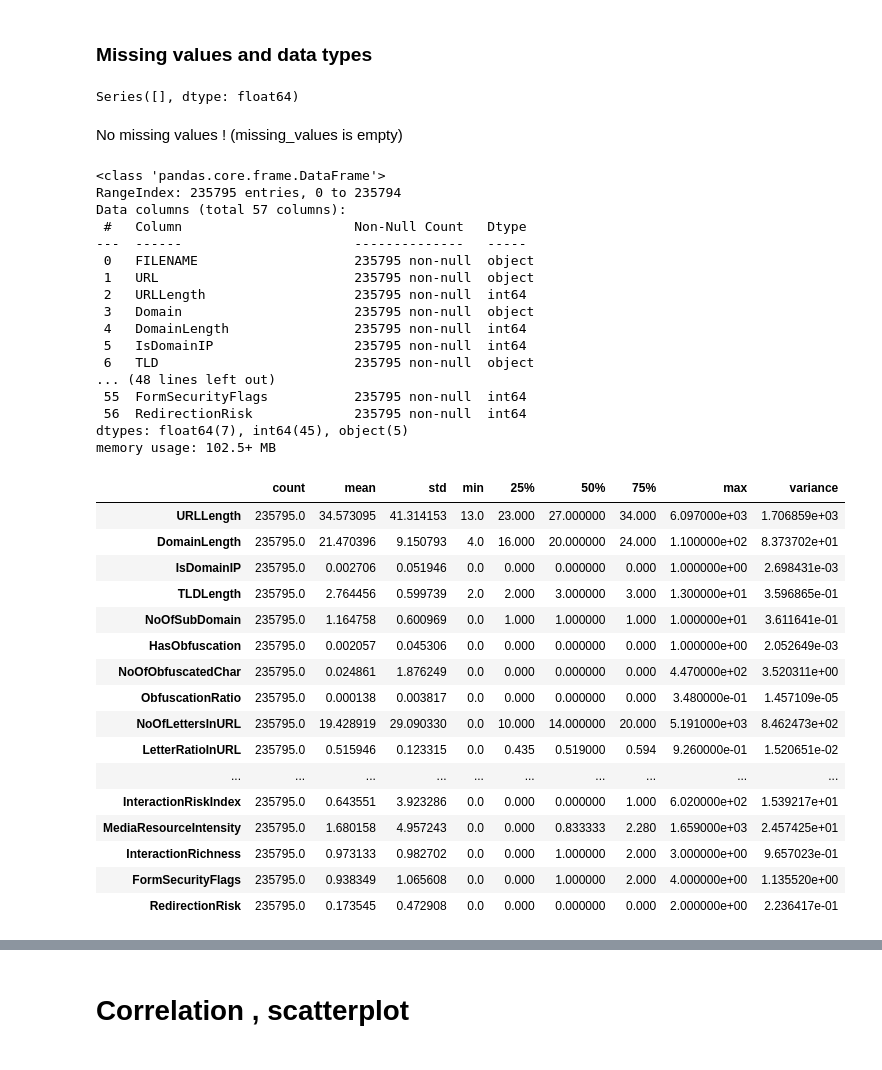
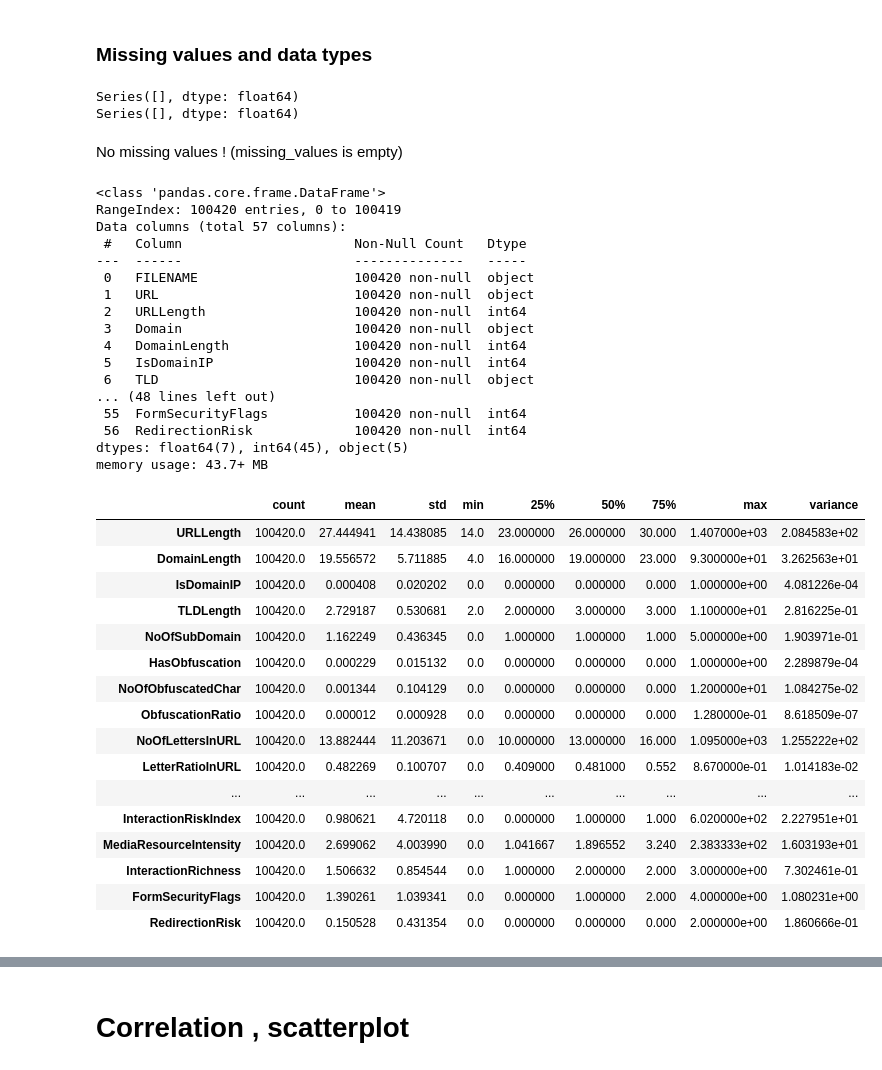
Before and after one commit to mathildadmbl/challenge2, a Jupyter notebook: challenge_2.ipynb, the cells around one changed output, grey strips where cells are left out. Drawn from its saved outputs; the diff is of its cells as text; code cells hidden in the pictures.

```diff
--- a/challenge_2.ipynb
+++ b/challenge_2.ipynb
@@ -44,0 +37,7 @@ df['RedirectionRisk'] = df['NoOfURLRedirect'] + df['NoOfSelfRedirect']
+# %%
+train = pd.read_csv('Training_for_evaluation.csv')
+test = pd.read_csv('Training_for_evaluation.csv')
+
+drop_add_columns(train)
+drop_add_columns(test)
+train.head()
@@ -45,55 +52,58 @@ df['RedirectionRisk'] = df['NoOfURLRedirect'] + df['NoOfSelfRedirect']
 # %% [markdown]
 ### Missing values and data types
 # %%
-missing_values = df.isnull().mean()
+missing_values = train.isnull().mean()
 print(missing_values[missing_values>0])
+missing_values = test.isnull().mean()
+print(missing_values[missing_values>0])
 # %% [output]
 Series([], dtype: float64)
+Series([], dtype: float64)
 # %% [markdown]
 No missing values ! (missing_values is empty)
 # %%
-df.info()
+train.info()
 # %% [output]
 <class 'pandas.core.frame.DataFrame'>
-RangeIndex: 235795 entries, 0 to 235794
+RangeIndex: 100420 entries, 0 to 100419
 Data columns (total 57 columns):
  #   Column                      Non-Null Count   Dtype
 ---  ------                      --------------   -----
- 0   FILENAME                    235795 non-null  object
- 1   URL                         235795 non-null  object
- 2   URLLength                   235795 non-null  int64
- 3   Domain                      235795 non-null  object
- 4   DomainLength                235795 non-null  int64
- 5   IsDomainIP                  235795 non-null  int64
- 6   TLD                         235795 non-null  object
+ 0   FILENAME                    100420 non-null  object
+ 1   URL                         100420 non-null  object
+ 2   URLLength                   100420 non-null  int64
+ 3   Domain                      100420 non-null  object
+ 4   DomainLength                100420 non-null  int64
+ 5   IsDomainIP                  100420 non-null  int64
+ 6   TLD                         100420 non-null  object
 ... (48 lines left out)
- 55  FormSecurityFlags           235795 non-null  int64
- 56  RedirectionRisk             235795 non-null  int64
+ 55  FormSecurityFlags           100420 non-null  int64
+ 56  RedirectionRisk             100420 non-null  int64
 dtypes: float64(7), int64(45), object(5)
-memory usage: 102.5+ MB
+memory usage: 43.7+ MB
 # %%
-stats = df.describe()
-variances = df.select_dtypes(exclude='object').var()
+stats = train.describe()
+variances = train.select_dtypes(exclude='object').var()
 stats.loc['variance'] = variances
 stats.T
 # %% [output]
 |  | count | mean | std | min | 25% | 50% | 75% | max | variance |
-| URLLength | 235795.0 | 34.573095 | 41.314153 | 13.0 | 23.000 | 27.000000 | 34.000 | 6.097000e+03 | 1.706859e+03 |
-| DomainLength | 235795.0 | 21.470396 | 9.150793 | 4.0 | 16.000 | 20.000000 | 24.000 | 1.100000e+02 | 8.373702e+01 |
-| IsDomainIP | 235795.0 | 0.002706 | 0.051946 | 0.0 | 0.000 | 0.000000 | 0.000 | 1.000000e+00 | 2.698431e-03 |
-| TLDLength | 235795.0 | 2.764456 | 0.599739 | 2.0 | 2.000 | 3.000000 | 3.000 | 1.300000e+01 | 3.596865e-01 |
-| NoOfSubDomain | 235795.0 | 1.164758 | 0.600969 | 0.0 | 1.000 | 1.000000 | 1.000 | 1.000000e+01 | 3.611641e-01 |
-| HasObfuscation | 235795.0 | 0.002057 | 0.045306 | 0.0 | 0.000 | 0.000000 | 0.000 | 1.000000e+00 | 2.052649e-03 |
-| NoOfObfuscatedChar | 235795.0 | 0.024861 | 1.876249 | 0.0 | 0.000 | 0.000000 | 0.000 | 4.470000e+02 | 3.520311e+00 |
-| ObfuscationRatio | 235795.0 | 0.000138 | 0.003817 | 0.0 | 0.000 | 0.000000 | 0.000 | 3.480000e-01 | 1.457109e-05 |
-| NoOfLettersInURL | 235795.0 | 19.428919 | 29.090330 | 0.0 | 10.000 | 14.000000 | 20.000 | 5.191000e+03 | 8.462473e+02 |
-| LetterRatioInURL | 235795.0 | 0.515946 | 0.123315 | 0.0 | 0.435 | 0.519000 | 0.594 | 9.260000e-01 | 1.520651e-02 |
+| URLLength | 100420.0 | 27.444941 | 14.438085 | 14.0 | 23.000000 | 26.000000 | 30.000 | 1.407000e+03 | 2.084583e+02 |
+| DomainLength | 100420.0 | 19.556572 | 5.711885 | 4.0 | 16.000000 | 19.000000 | 23.000 | 9.300000e+01 | 3.262563e+01 |
+| IsDomainIP | 100420.0 | 0.000408 | 0.020202 | 0.0 | 0.000000 | 0.000000 | 0.000 | 1.000000e+00 | 4.081226e-04 |
+| TLDLength | 100420.0 | 2.729187 | 0.530681 | 2.0 | 2.000000 | 3.000000 | 3.000 | 1.100000e+01 | 2.816225e-01 |
+| NoOfSubDomain | 100420.0 | 1.162249 | 0.436345 | 0.0 | 1.000000 | 1.000000 | 1.000 | 5.000000e+00 | 1.903971e-01 |
+| HasObfuscation | 100420.0 | 0.000229 | 0.015132 | 0.0 | 0.000000 | 0.000000 | 0.000 | 1.000000e+00 | 2.289879e-04 |
+| NoOfObfuscatedChar | 100420.0 | 0.001344 | 0.104129 | 0.0 | 0.000000 | 0.000000 | 0.000 | 1.200000e+01 | 1.084275e-02 |
+| ObfuscationRatio | 100420.0 | 0.000012 | 0.000928 | 0.0 | 0.000000 | 0.000000 | 0.000 | 1.280000e-01 | 8.618509e-07 |
+| NoOfLettersInURL | 100420.0 | 13.882444 | 11.203671 | 0.0 | 10.000000 | 13.000000 | 16.000 | 1.095000e+03 | 1.255222e+02 |
+| LetterRatioInURL | 100420.0 | 0.482269 | 0.100707 | 0.0 | 0.409000 | 0.481000 | 0.552 | 8.670000e-01 | 1.014183e-02 |
 | ... | ... | ... | ... | ... | ... | ... | ... | ... | ... |
-| InteractionRiskIndex | 235795.0 | 0.643551 | 3.923286 | 0.0 | 0.000 | 0.000000 | 1.000 | 6.020000e+02 | 1.539217e+01 |
-| MediaResourceIntensity | 235795.0 | 1.680158 | 4.957243 | 0.0 | 0.000 | 0.833333 | 2.280 | 1.659000e+03 | 2.457425e+01 |
-| InteractionRichness | 235795.0 | 0.973133 | 0.982702 | 0.0 | 0.000 | 1.000000 | 2.000 | 3.000000e+00 | 9.657023e-01 |
-| FormSecurityFlags | 235795.0 | 0.938349 | 1.065608 | 0.0 | 0.000 | 1.000000 | 2.000 | 4.000000e+00 | 1.135520e+00 |
-| RedirectionRisk | 235795.0 | 0.173545 | 0.472908 | 0.0 | 0.000 | 0.000000 | 0.000 | 2.000000e+00 | 2.236417e-01 |
+| InteractionRiskIndex | 100420.0 | 0.980621 | 4.720118 | 0.0 | 0.000000 | 1.000000 | 1.000 | 6.020000e+02 | 2.227951e+01 |
+| MediaResourceIntensity | 100420.0 | 2.699062 | 4.003990 | 0.0 | 1.041667 | 1.896552 | 3.240 | 2.383333e+02 | 1.603193e+01 |
+| InteractionRichness | 100420.0 | 1.506632 | 0.854544 | 0.0 | 1.000000 | 2.000000 | 2.000 | 3.000000e+00 | 7.302461e-01 |
+| FormSecurityFlags | 100420.0 | 1.390261 | 1.039341 | 0.0 | 0.000000 | 1.000000 | 2.000 | 4.000000e+00 | 1.080231e+00 |
+| RedirectionRisk | 100420.0 | 0.150528 | 0.431354 | 0.0 | 0.000000 | 0.000000 | 0.000 | 2.000000e+00 | 1.860666e-01 |
 # %%
 categories = {}
 var = {}
```
Also changed, not shown: parts of 14 cells of this notebook.
